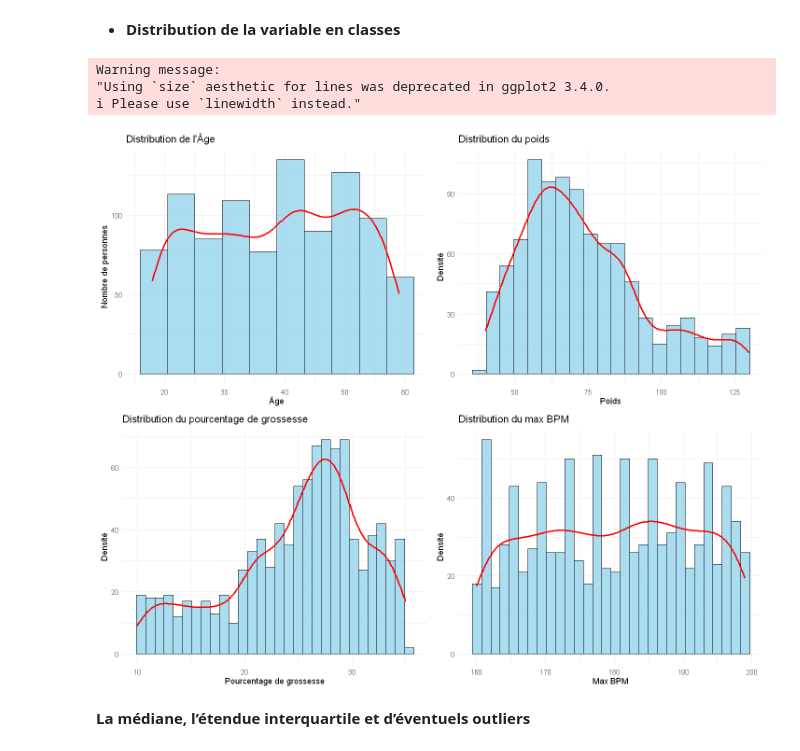
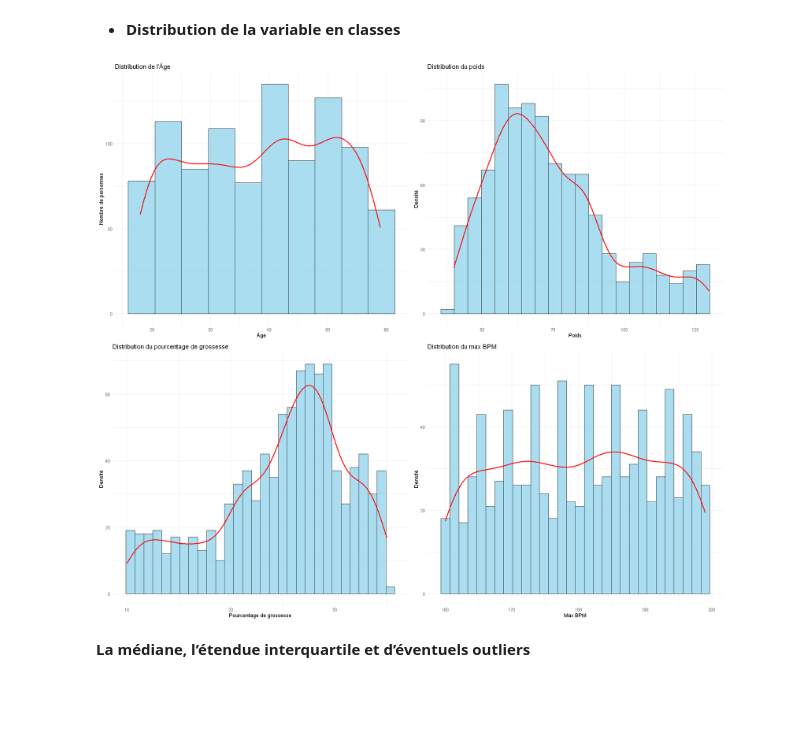
Before and after one commit to Anhquannnnnn/Machine-Learning, a Jupyter notebook: R.ipynb, the cells around one changed output. Saved outputs shown, nothing was run; the diff lists cells and outputs as text; code cells hidden in the pictures; blank space fills up the shorter version.

```diff
--- a/R.ipynb
+++ b/R.ipynb
@@ -163,32 +164,29 @@ num_cols = colnames(num)
 # %%
 hist_age = ggplot(data, aes(x = Age)) +
   geom_histogram(aes(y = after_stat(count)), bins = 10, fill = "skyblue", color = "black", alpha = 0.7) +
-  geom_density( aes(y = after_stat(density * nrow(data) * (max(data$Age) - min(data$Age)) / 10)), color = "red", size = 1 ) +
+  geom_density( aes(y = after_stat(density * nrow(data) * (max(data$Age) - min(data$Age)) / 10)), color = "red", linewidth = 1 ) +
   labs(title = "Distribution de l'Âge", x = "Âge", y = "Nombre de personnes" ) +
   theme_minimal()
 hist_weight = ggplot(data, aes(x = Weight..kg.)) +
   geom_histogram(aes(y = after_stat(count)), bins = 20, fill = "skyblue", color = "black", alpha = 0.7) +
-  geom_density(aes(y = after_stat(density * nrow(data) * (max(data$Weight..kg.) - min(data$Weight..kg.)) / 20)), color = "red", size = 1) +
+  geom_density(aes(y = after_stat(density * nrow(data) * (max(data$Weight..kg.) - min(data$Weight..kg.)) / 20)), color = "red", linewidth = 1) +
   labs(title = "Distribution du poids", x = "Poids", y = "Densité") +
   theme_minimal()
 hist_Max_BPM = ggplot(data, aes(x = Max_BPM)) +
   geom_histogram(aes(y = after_stat(count)), bins = 30,  fill = "skyblue", color = "black", alpha = 0.7) +
-  geom_density(aes(y = after_stat(density * nrow(data) * (max(data$Max_BPM) - min(data$Max_BPM)) / 30)), color = "red", size = 1) +
+  geom_density(aes(y = after_stat(density * nrow(data) * (max(data$Max_BPM) - min(data$Max_BPM)) / 30)), color = "red", linewidth = 1) +
   labs(title = "Distribution du max BPM", x = "Max BPM", y = "Densité") +
   theme_minimal()
 hist_fat_p = ggplot(data, aes(x = Fat_Percentage)) +
   geom_histogram(aes(y = after_stat(count)),bins = 30, fill = "skyblue", color = "black", alpha = 0.7) +
-  geom_density(aes(y = after_stat(density * nrow(data) * (max(data$Fat_Percentage) - min(data$Fat_Percentage)) / 30)), color = "red", size = 1) +
+  geom_density(aes(y = after_stat(density * nrow(data) * (max(data$Fat_Percentage) - min(data$Fat_Percentage)) / 30)), color = "red", linewidth = 1) +
   labs(title = "Distribution du pourcentage de grossesse", x = "Pourcentage de grossesse", y = "Densité") +
   theme_minimal()
-options(repr.plot.width = 12, repr.plot.height = 10)
+options(repr.plot.width = 18, repr.plot.height = 16)
 grid.arrange(hist_age, hist_weight, hist_fat_p, hist_Max_BPM,
              ncol = 2, nrow = 2)
 # %% [output]
-Warning message:
-"Using `size` aesthetic for lines was deprecated in ggplot2 3.4.0.
-ℹ Please use `linewidth` instead."
-[figure, old version]
+[figure, new version]
 # %% [markdown]
 **La médiane, l’étendue interquartile et d’éventuels outliers**
 # %%
```
Also changed, not shown: parts of 27 cells of this notebook.
